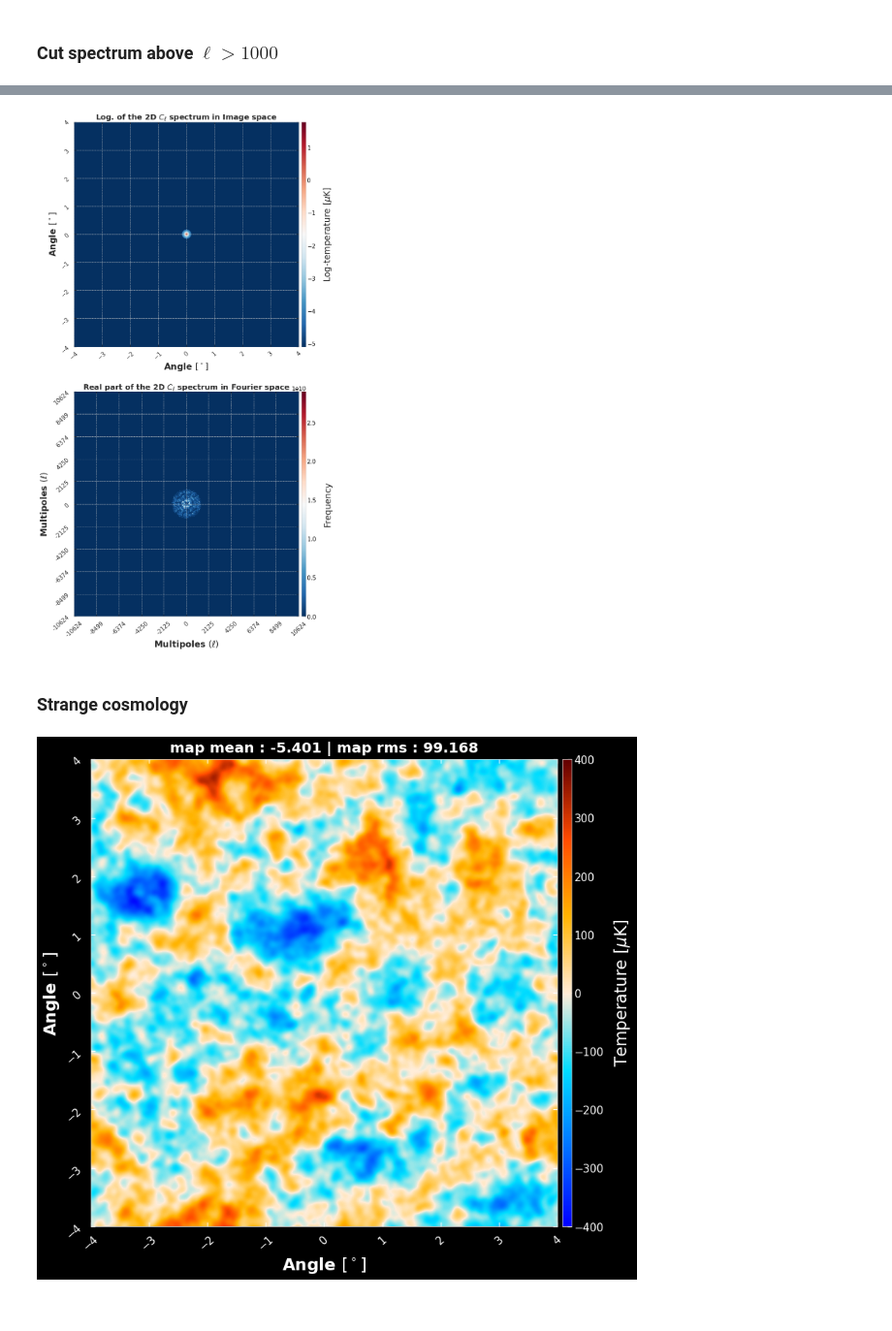
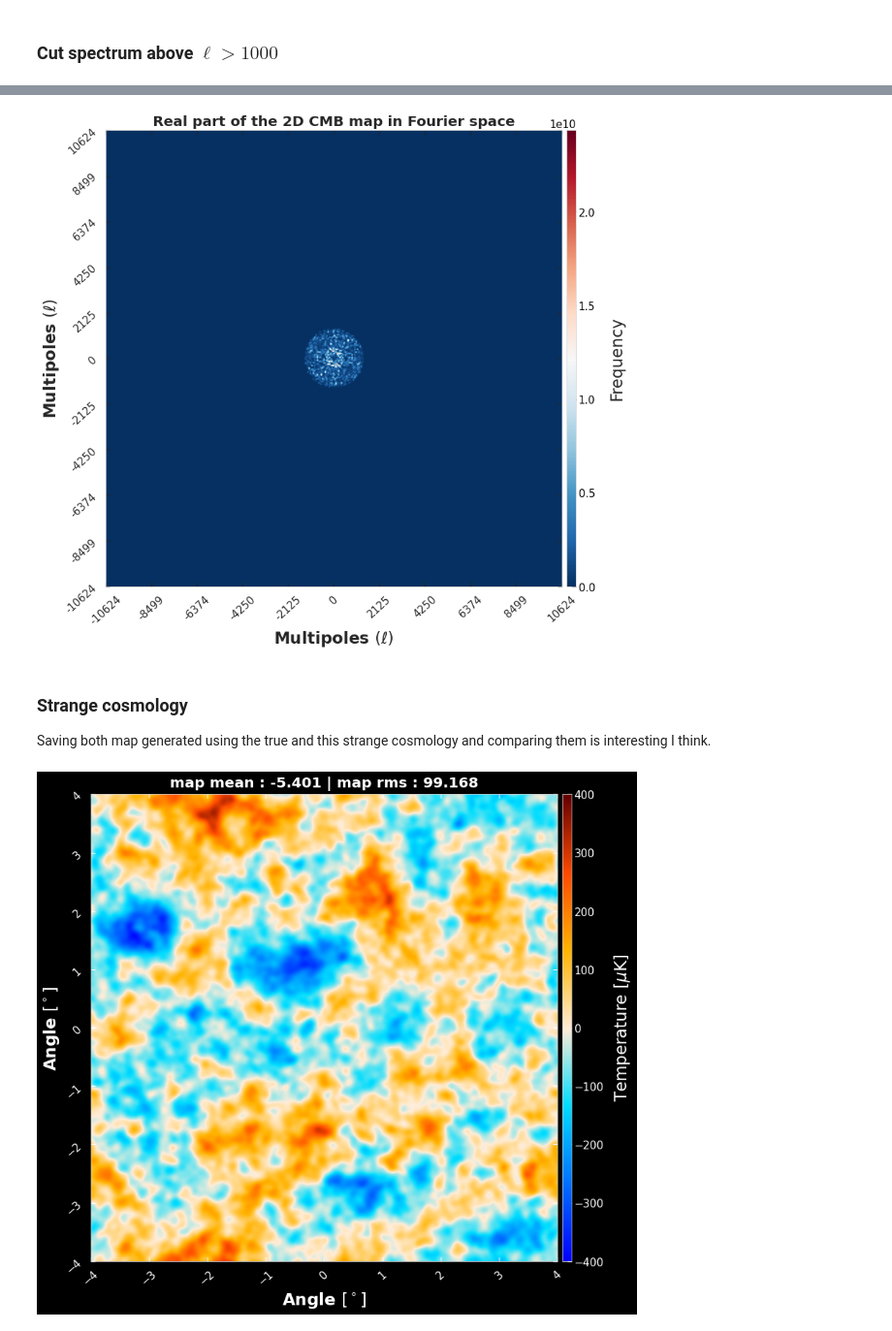
Before and after one commit to masterdesky/ELTE-data-sci-lab-2020, a Jupyter notebook: project_codes/Naive/part_1_pure_cmb.ipynb, the cells around one changed output, grey strips where cells are left out. Shown at 97% size. Cells and saved outputs as stored; diff of their text form; code cells hidden in the pictures.

Commit message:
generated some new imgesa

```diff
--- a/project_codes/Naive/part_1_pure_cmb.ipynb
+++ b/project_codes/Naive/part_1_pure_cmb.ipynb
@@ -261,11 +285,13 @@ CMB_2D = np.real(np.conj(FT_2d) * FT_2d*ell2d * (ell2d+1) / (2*np.pi))
 # %%
-plot_CMB_steps(ell2d, ClTT2d, FT_2d, CMB_2D,
-               X_width, Y_width,
-               no_axis=False, no_grid=False)
+plot_steps_2D_gauss(ell2d, FT_2d, CMB_2D,
+                    X_width, Y_width,
+                    no_axis=False, no_grid=True)
 # %% [output]
-[figure, old version]
+[figure, new version]
-# %% [markdown]
-### Strange cosmology
+# %% [markdown]
+### Strange cosmology
+
+Saving both map generated using the true and this strange cosmology and comparing them is interesting I think.
 # %%
 ell2d, ClTT2d, FT_2d, CMB_I = make_CMB_I_map(ell_strange, DlTT_strange, N_x=N_x, N_y=N_y,
                                              X_width=X_width, Y_width=Y_width, pix_size=pix_size,
```
Also changed, not shown: parts of 14 cells of this notebook, 13 other files.
